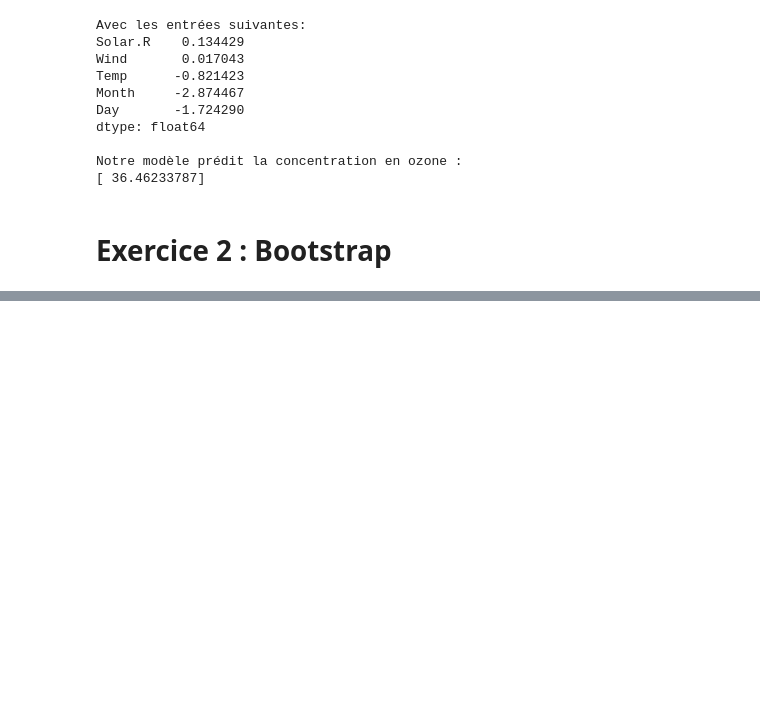
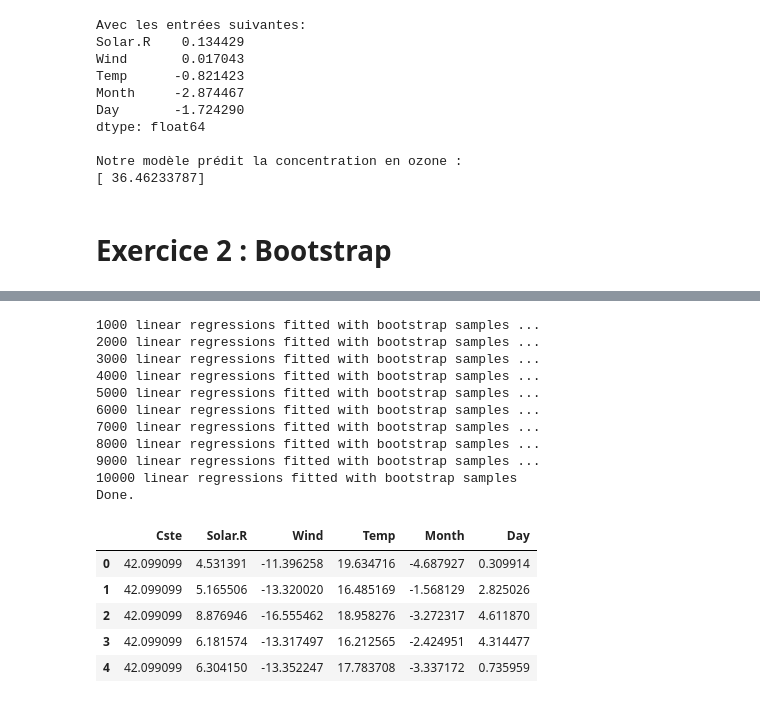
Before and after one commit to catherineverdiergo/MS_BIGDATA2016, a Jupyter notebook: DM_catherine_verdier.ipynb, the cells around one changed output, grey strips where cells are left out. Drawn from its saved outputs; the diff is of its cells as text; code cells hidden in the pictures; blank space fills up the shorter version.

```diff
--- a/DM_catherine_verdier.ipynb
+++ b/DM_catherine_verdier.ipynb
@@ -367,0 +320,40 @@ dtype: float64
+# %%
+#
+# On crée B Bootstrap sur lesquels on opère une régression linéaire
+# On stocke les paramètres obtenus dans un DataFrame
+#
+B = 10000
+theta_bootstrap = pd.DataFrame(columns=['Cste']+obs_names)
+
+for i in range(0,B):
+    theta = linear_r_bootstrap(aq_data)
+    theta_bootstrap.loc[i] = theta
+    if i % 1000 == 0 and i != 0:
+        print str(i)+" linear regressions fitted with bootstrap samples ..."
+
+print(str(len(theta_bootstrap))+" linear regressions fitted with bootstrap samples")
+print("Done.")
+print
+
+#
+# Check if parameters seams to be compliant with results found in Exercice 1
+#
+theta_bootstrap.head()
+# %% [output]
+1000 linear regressions fitted with bootstrap samples ...
+2000 linear regressions fitted with bootstrap samples ...
+3000 linear regressions fitted with bootstrap samples ...
+4000 linear regressions fitted with bootstrap samples ...
+5000 linear regressions fitted with bootstrap samples ...
+6000 linear regressions fitted with bootstrap samples ...
+7000 linear regressions fitted with bootstrap samples ...
+8000 linear regressions fitted with bootstrap samples ...
+9000 linear regressions fitted with bootstrap samples ...
+10000 linear regressions fitted with bootstrap samples
+Done.
+|  | Cste | Solar.R | Wind | Temp | Month | Day |
+| 0 | 42.099099 | 4.531391 | -11.396258 | 19.634716 | -4.687927 | 0.309914 |
+| 1 | 42.099099 | 5.165506 | -13.320020 | 16.485169 | -1.568129 | 2.825026 |
+| 2 | 42.099099 | 8.876946 | -16.555462 | 18.958276 | -3.272317 | 4.611870 |
+| 3 | 42.099099 | 6.181574 | -13.317497 | 16.212565 | -2.424951 | 4.314477 |
+| 4 | 42.099099 | 6.304150 | -13.352247 | 17.783708 | -3.337172 | 0.735959 |
```
Also changed, not shown: parts of 13 cells of this notebook.
